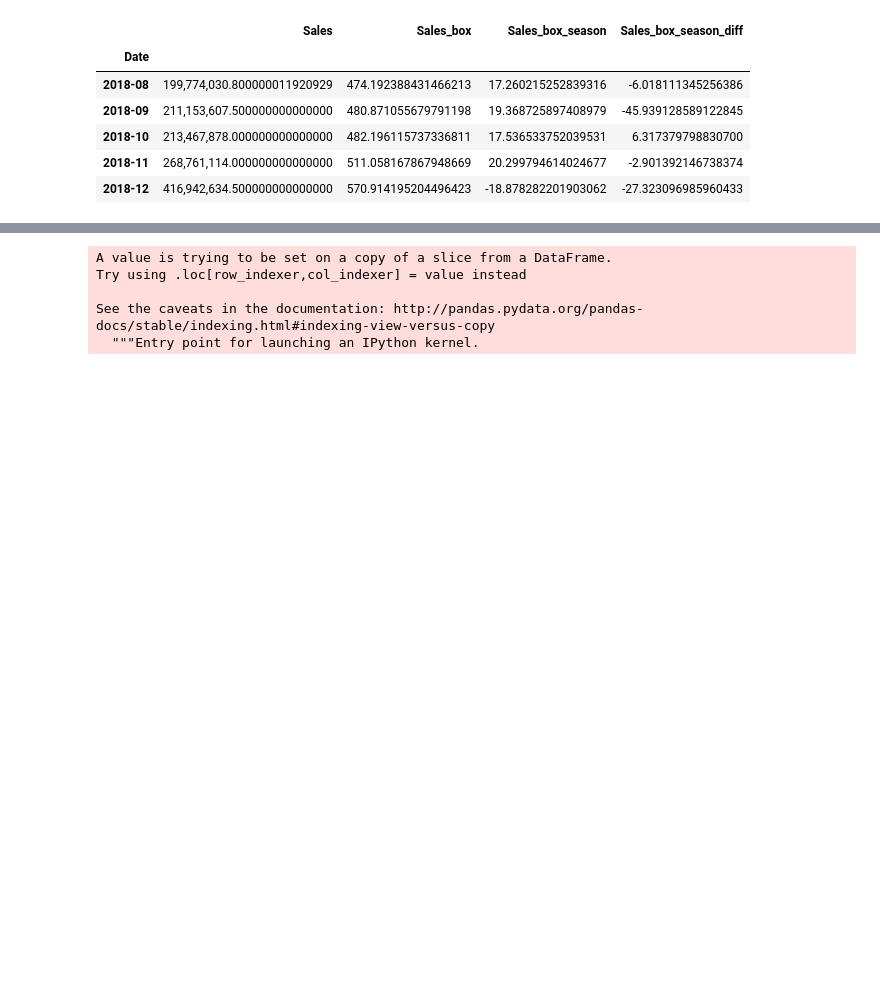
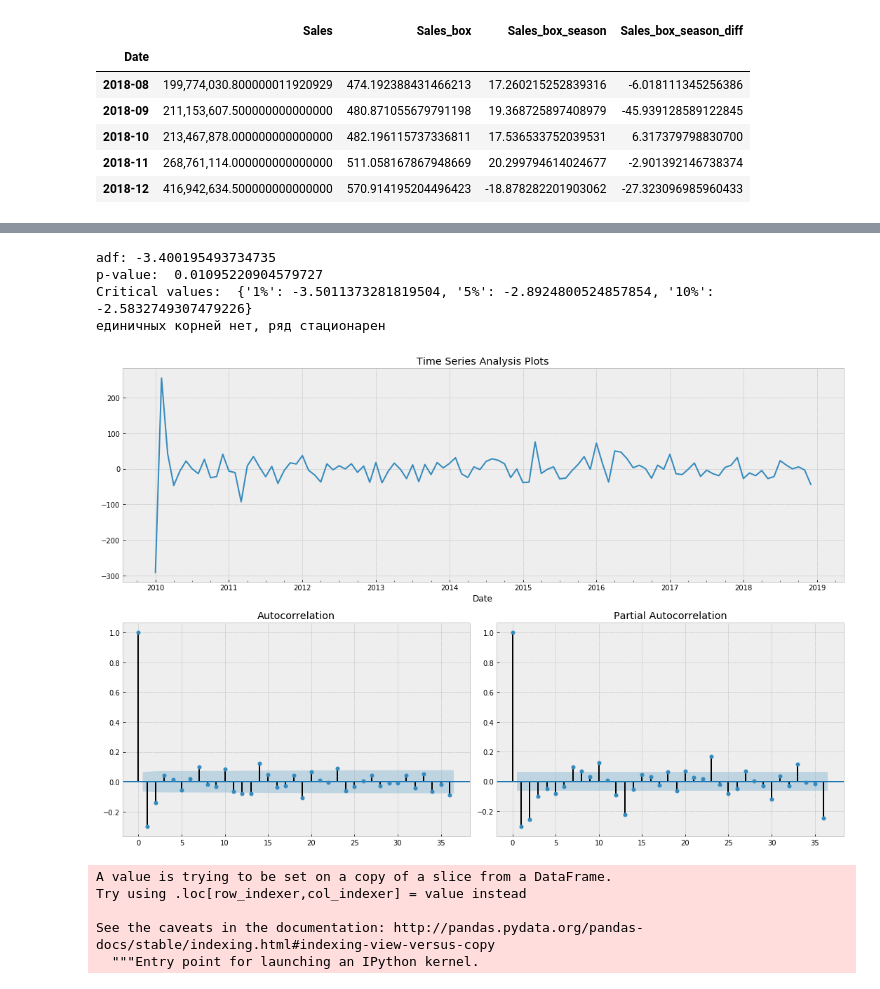
Before and after one commit to TataMoskovkina/GeekUniversity, a Jupyter notebook: work/SARIMA.ipynb, the cells around one changed output, grey strips where cells are left out. Saved outputs shown, nothing was run; the diff lists cells and outputs as text; code cells hidden in the pictures; blank space fills up the shorter version.

```diff
--- a/work/SARIMA.ipynb
+++ b/work/SARIMA.ipynb
@@ -329,3 +329,11 @@ Wall time: 4.08 s
+# %%
+tsplot(best_model.resid[12:], lags=36)
+# %% [output]
+adf: -3.400195493734735
+p-value:  0.01095220904579727
+Critical values:  {'1%': -3.5011373281819504, '5%': -2.8924800524857854, '10%': -2.5832749307479226}
+единичных корней нет, ряд стационарен
+[figure, added]
 # %%
 train["arima_model"] = invboxcox(best_model.fittedvalues, lmbda)
 forecast = invboxcox(best_model.predict(start = train.shape[0], end = train.shape[0]+11), lmbda)
```
Also changed, not shown: parts of 5 cells of this notebook.
